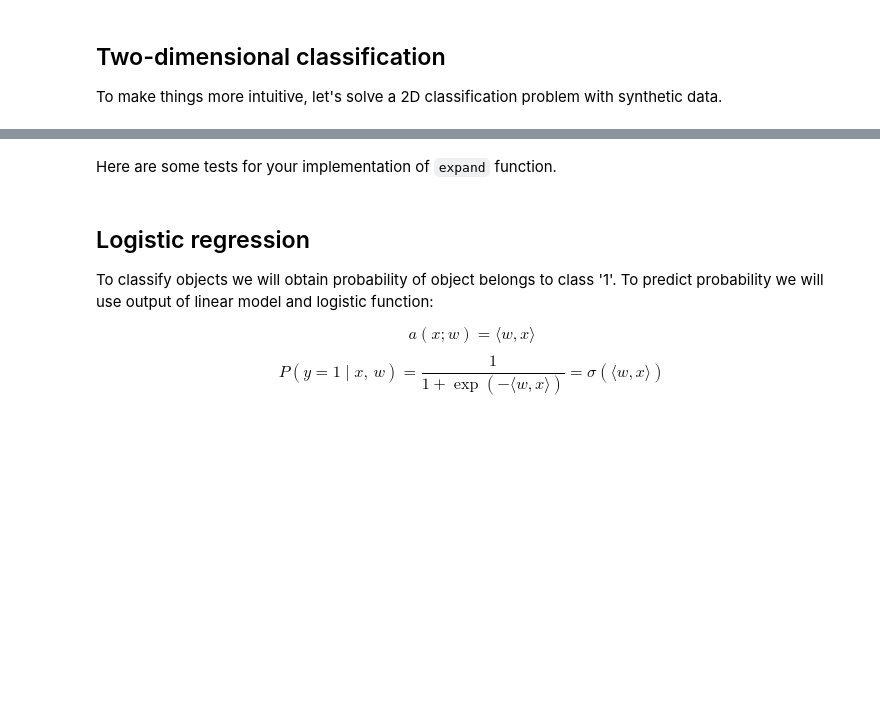
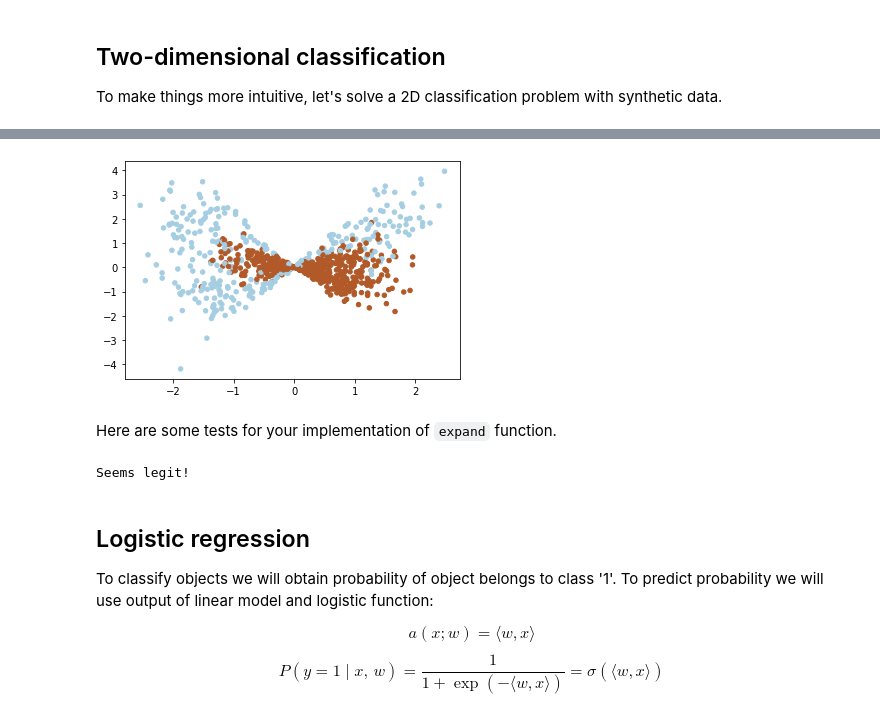
Before and after one commit to amritasenthil/intro-to-dl, a Jupyter notebook: week1/week01_pa.ipynb, the cells around one changed output, grey strips where cells are left out. Cells and saved outputs as stored; diff of their text form; code cells hidden in the pictures; blank space fills up the shorter version.

```diff
--- a/week1/week01_pa.ipynb
+++ b/week1/week01_pa.ipynb
@@ -75,9 +76,21 @@ def expand(X):
     """
     X_expanded = np.zeros((X.shape[0], 6))
 
+    X_expanded[:,0] = X[:,0]
+    X_expanded[:,1] = X[:,1]
+    X_expanded[:,2] = np.square(X[:,0])
+    X_expanded[:,3] = np.square(X[:,1])
+    X_expanded[:,4] = np.multiply(X[:,0], X[:,1])
+    X_expanded[:,5] = 1
+    return X_expanded
     # TODO:<your code here>
 # %%
 X_expanded = expand(X)
+# %%
+plt.scatter(X_expanded[:,0], X_expanded[:, 4], c=y, cmap=plt.cm.Paired, s=20)
+plt.show()
+# %% [output]
+[figure, added]
 # %% [markdown]
 Here are some tests for your implementation of `expand` function.
 # %%
@@ -105,6 +118,8 @@ assert dummy_expanded.shape == dummy_expanded_ans.shape, "please make sure your
 assert np.allclose(dummy_expanded,dummy_expanded_ans,1e-3), "Something's out of order with features"
 
 print("Seems legit!")
+# %% [output]
+Seems legit!
 # %% [markdown]
 ## Logistic regression
 
```
Also changed, not shown: parts of 8 cells of this notebook.
